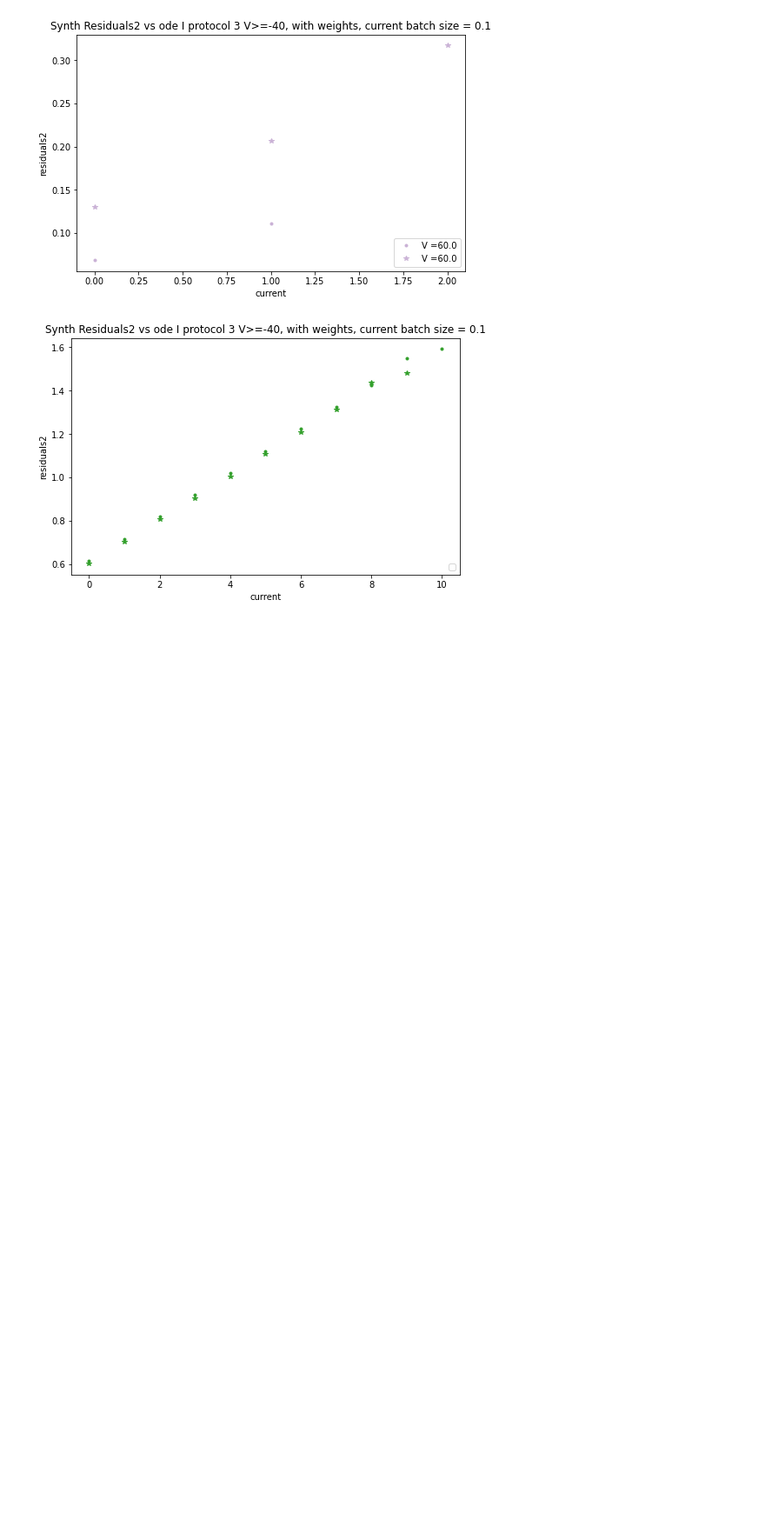
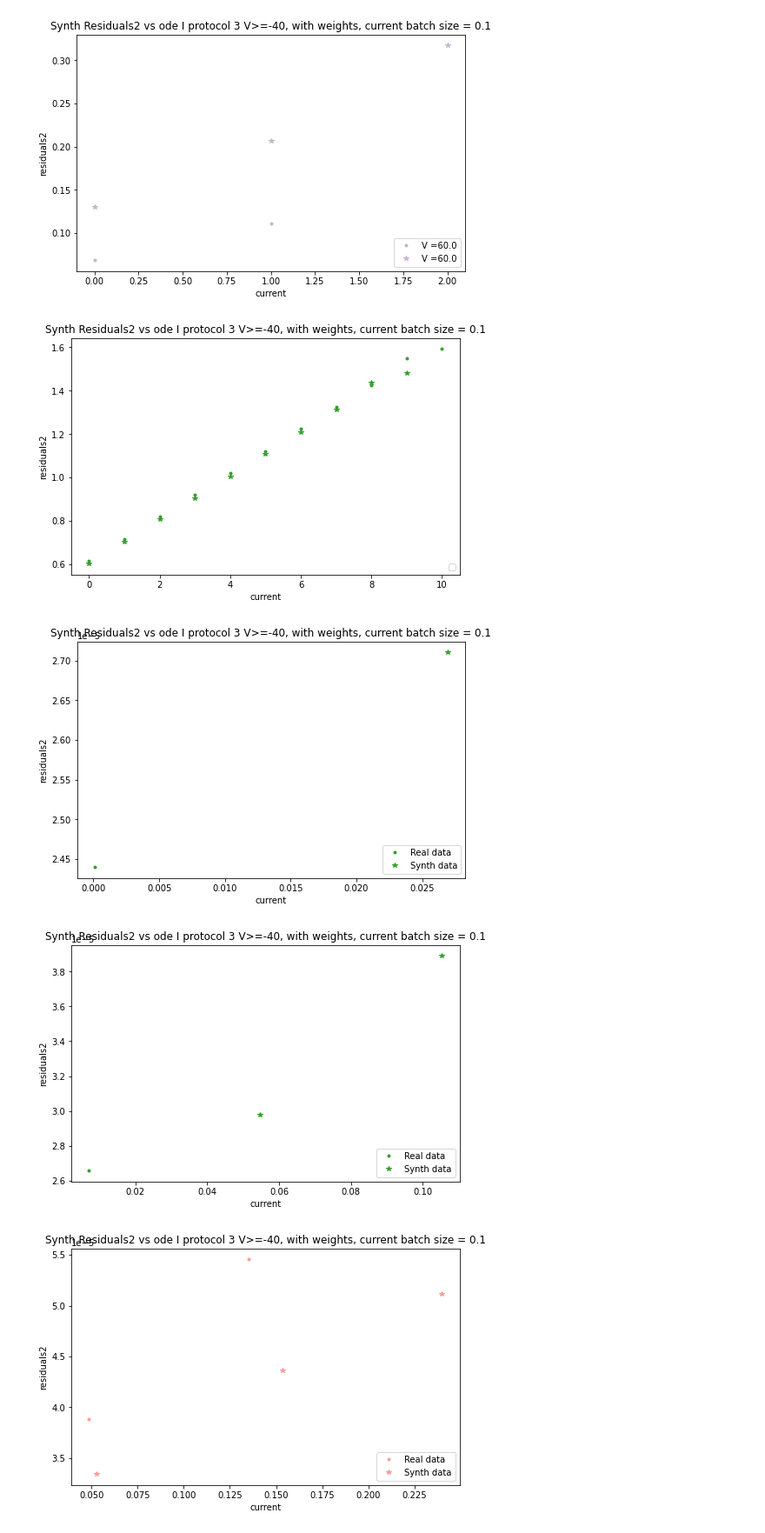
Before and after one commit to donajialej/Notes, a Jupyter notebook: from_myokit_tutorial/KyliesCell5_dataANDsimulation_notebook_PR3.ipynb, the cells around one changed output. Shown at 87% size. Cells and saved outputs as stored; diff of their text form; code cells hidden in the pictures; blank space fills up the shorter version.

Commit message:
more plots to compare residuals from data and from sim

```diff
--- a/from_myokit_tutorial/KyliesCell5_dataANDsimulation_notebook_PR3.ipynb
+++ b/from_myokit_tutorial/KyliesCell5_dataANDsimulation_notebook_PR3.ipynb
@@ -392,8 +392,8 @@ plt.show()
 for index_i in range(len(index_largerCurrents)):
     plt.figure(figsize=(8, 5))
     i=index_largerCurrents[index_i]
-    plt.plot(splines_largerCurrents_bycurrent_meanbatch[index_i],'.',color = pr3_voltage_constV_colors[i], label = pr3_voltage_constV_labels_simple[i] )
-    plt.plot(ode_largerCurrents_bycurrent_meanbatch[index_i], '*',color = pr3_voltage_constV_colors[i], label = pr3_voltage_constV_labels_simple[i] )
+    plt.plot(splines_largerCurrents_bycurrent_meanbatch[index_i],'.',color = pr3_voltage_constV_colors[i], label = pr3_voltage_constV_labels_full[i] )
+    plt.plot(ode_largerCurrents_bycurrent_meanbatch[index_i], '*',color = pr3_voltage_constV_colors[i], label = pr3_voltage_constV_labels_full[i] )
     plt.xlabel('current')
     plt.ylabel('residuals2')
     plt.title('Synth Residuals2 vs ode I protocol 3 V>=-40, with weights, current batch size = '+ str(current_batch_size))
@@ -418,3 +418,18 @@ WARNING:matplotlib.legend:No handles with labels found to put in legend.
 [figure]
 [figure]
 [figure]
+# %%
+for index_i in range(len(index_largerCurrents)):
+    plt.figure(figsize=(8, 5))
+    i=index_largerCurrents[index_i]
+    plt.plot(splines_largerCurrents_bycurrent_meanbatch[index_i], splines_residuals2_largerCurrents_bycurrent_meanbatch[index_i],'.',color = pr3_voltage_constV_colors[i], label = 'Real data' )
+    plt.plot(ode_largerCurrents_bycurrent_meanbatch[index_i],ode_residuals2_largerCurrents_bycurrent_meanbatch[index_i], '*',color = pr3_voltage_constV_colors[i], label = 'Synth data' )
+    plt.xlabel('current')
+    plt.ylabel('residuals2')
+    plt.title('Synth Residuals2 vs ode I protocol 3 V>=-40, with weights, current batch size = '+ str(current_batch_size))
+    plt.legend(loc='lower right')
+plt.show()
+# %% [output]
+[figure, added]
+[figure, added]
+[figure, added]
```
Also changed, not shown: parts of 2 cells of this notebook.
